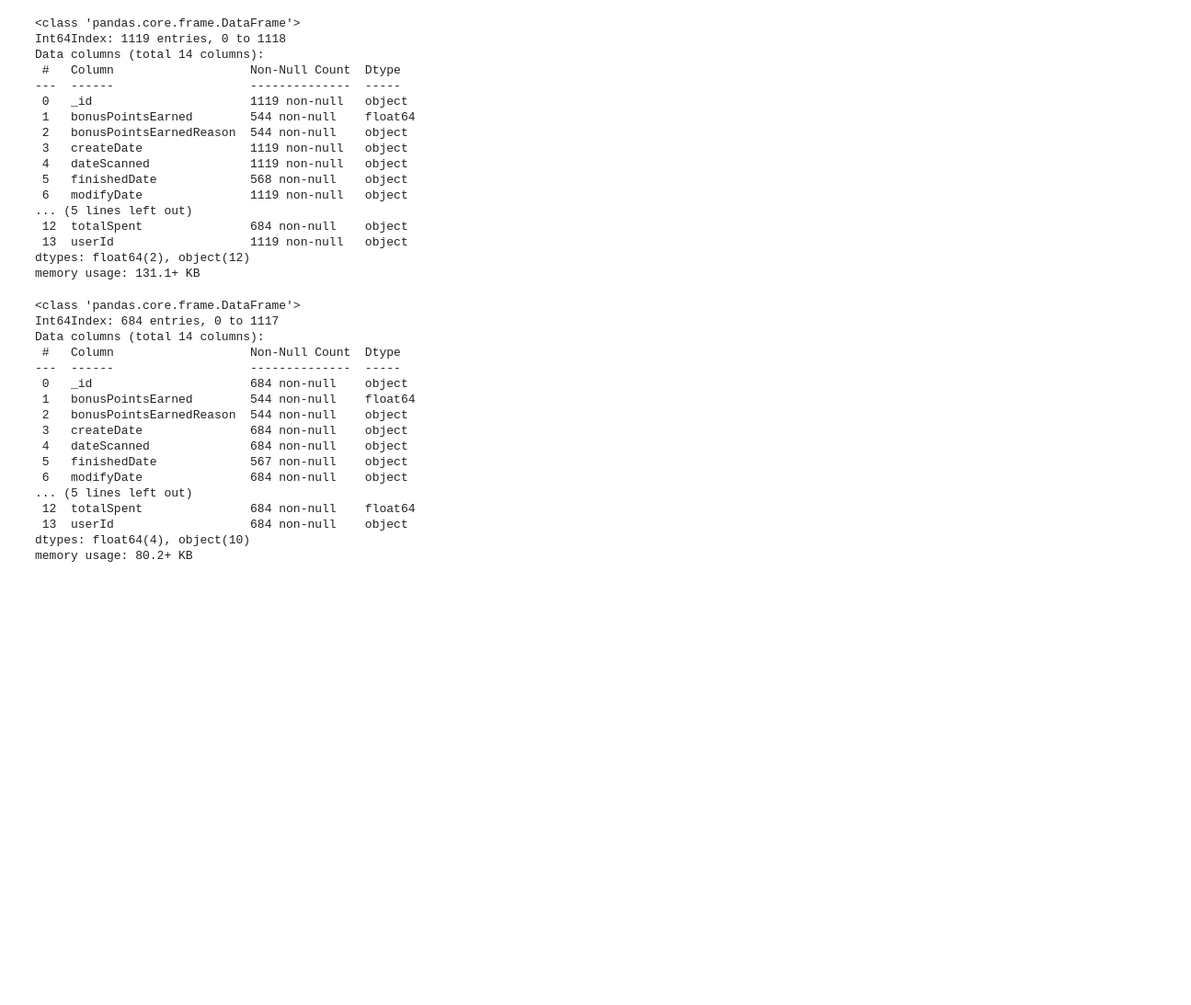
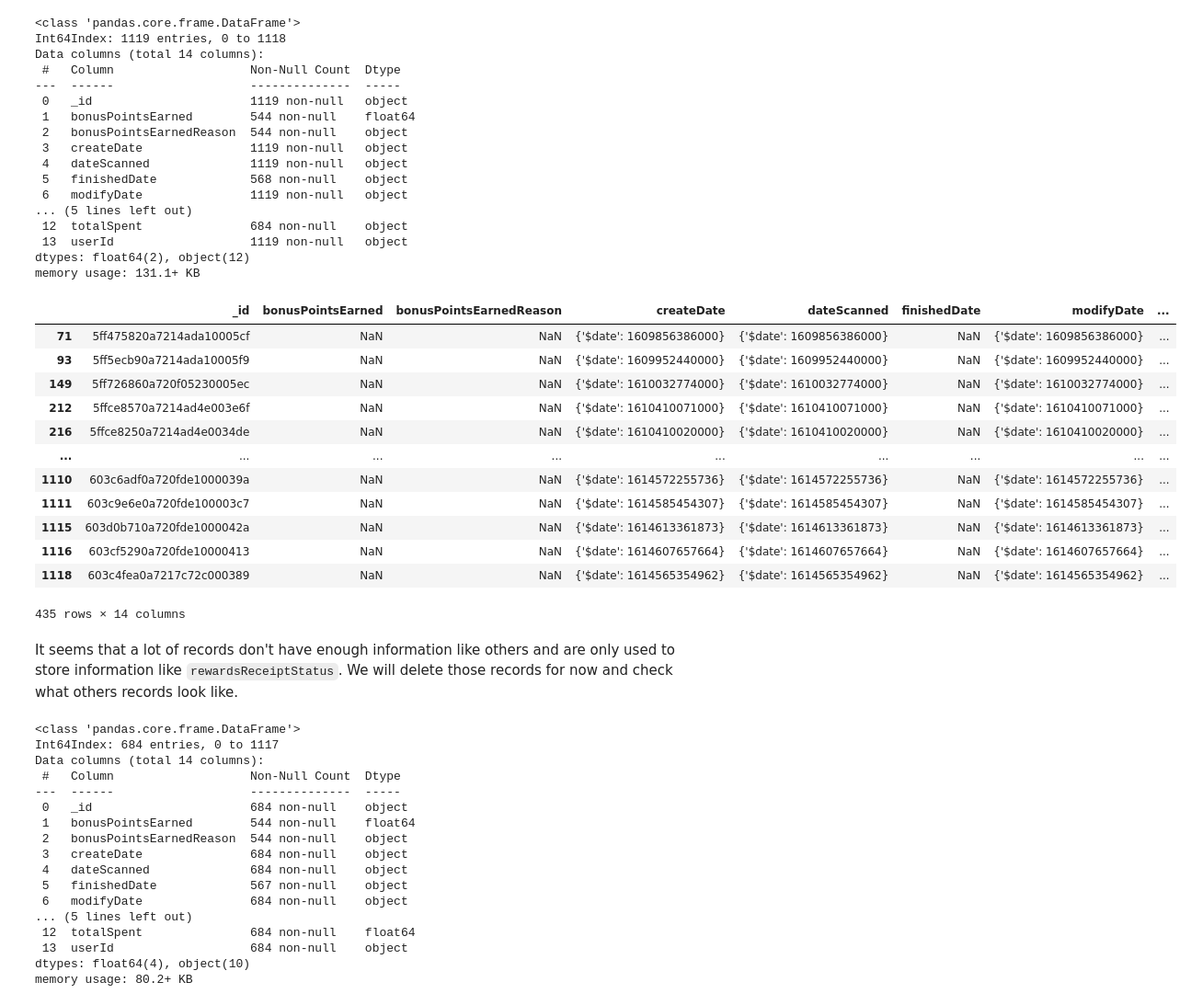
Before and after one commit to anakinZhe/FRCodeExercise, a Jupyter notebook: FetchRewards.ipynb, the cells around one changed output. Shown: that part at 92% size. Drawn from its saved outputs; the diff is of its cells as text; code cells hidden in the pictures; blank space fills up the shorter version.

```diff
--- a/FetchRewards.ipynb
+++ b/FetchRewards.ipynb
@@ -271,6 +297,24 @@ Data columns (total 14 columns):
  13  userId                   1119 non-null   object
 dtypes: float64(2), object(12)
 memory usage: 131.1+ KB
+# %%
+receipts[receipts.totalSpent.isnull()]
+# %% [output]
+|  | _id | bonusPointsEarned | bonusPointsEarnedReason | createDate | dateScanned | finishedDate | modifyDate | ... |
+| 71 | 5ff475820a7214ada10005cf | NaN | NaN | {'$date': 1609856386000} | {'$date': 1609856386000} | NaN | {'$date': 1609856386000} | ... |
+| 93 | 5ff5ecb90a7214ada10005f9 | NaN | NaN | {'$date': 1609952440000} | {'$date': 1609952440000} | NaN | {'$date': 1609952440000} | ... |
+| 149 | 5ff726860a720f05230005ec | NaN | NaN | {'$date': 1610032774000} | {'$date': 1610032774000} | NaN | {'$date': 1610032774000} | ... |
+| 212 | 5ffce8570a7214ad4e003e6f | NaN | NaN | {'$date': 1610410071000} | {'$date': 1610410071000} | NaN | {'$date': 1610410071000} | ... |
+| 216 | 5ffce8250a7214ad4e0034de | NaN | NaN | {'$date': 1610410020000} | {'$date': 1610410020000} | NaN | {'$date': 1610410020000} | ... |
+| ... | ... | ... | ... | ... | ... | ... | ... | ... |
+| 1110 | 603c6adf0a720fde1000039a | NaN | NaN | {'$date': 1614572255736} | {'$date': 1614572255736} | NaN | {'$date': 1614572255736} | ... |
+| 1111 | 603c9e6e0a720fde100003c7 | NaN | NaN | {'$date': 1614585454307} | {'$date': 1614585454307} | NaN | {'$date': 1614585454307} | ... |
+| 1115 | 603d0b710a720fde1000042a | NaN | NaN | {'$date': 1614613361873} | {'$date': 1614613361873} | NaN | {'$date': 1614613361873} | ... |
+| 1116 | 603cf5290a720fde10000413 | NaN | NaN | {'$date': 1614607657664} | {'$date': 1614607657664} | NaN | {'$date': 1614607657664} | ... |
+| 1118 | 603c4fea0a7217c72c000389 | NaN | NaN | {'$date': 1614565354962} | {'$date': 1614565354962} | NaN | {'$date': 1614565354962} | ... |
+435 rows × 14 columns
+# %% [markdown]
+It seems that a lot of records don't have enough information like others and are only used to store information like `rewardsReceiptStatus`. We will delete those records for now and check what others records look like.
 # %%
 receipts_v = receipts[receipts.totalSpent.notnull()]
 receipts_v['totalSpent'] = pd.to_numeric(receipts_v['totalSpent'])
```
Also changed, not shown: parts of 16 cells of this notebook.
